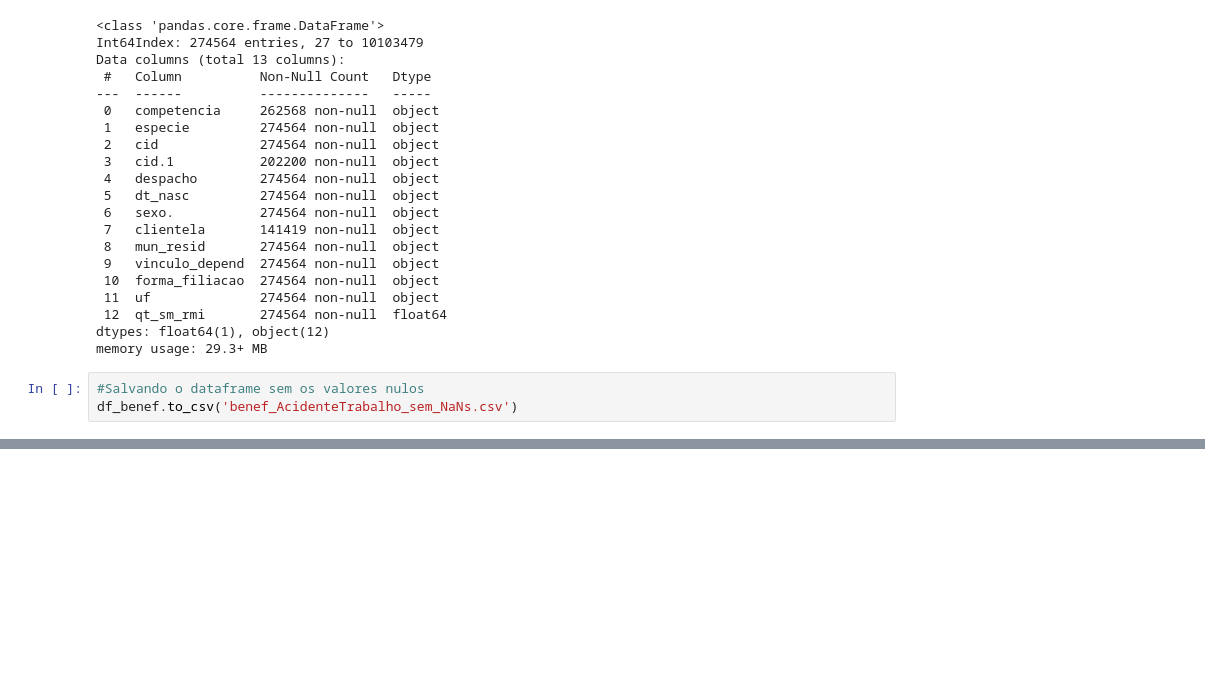
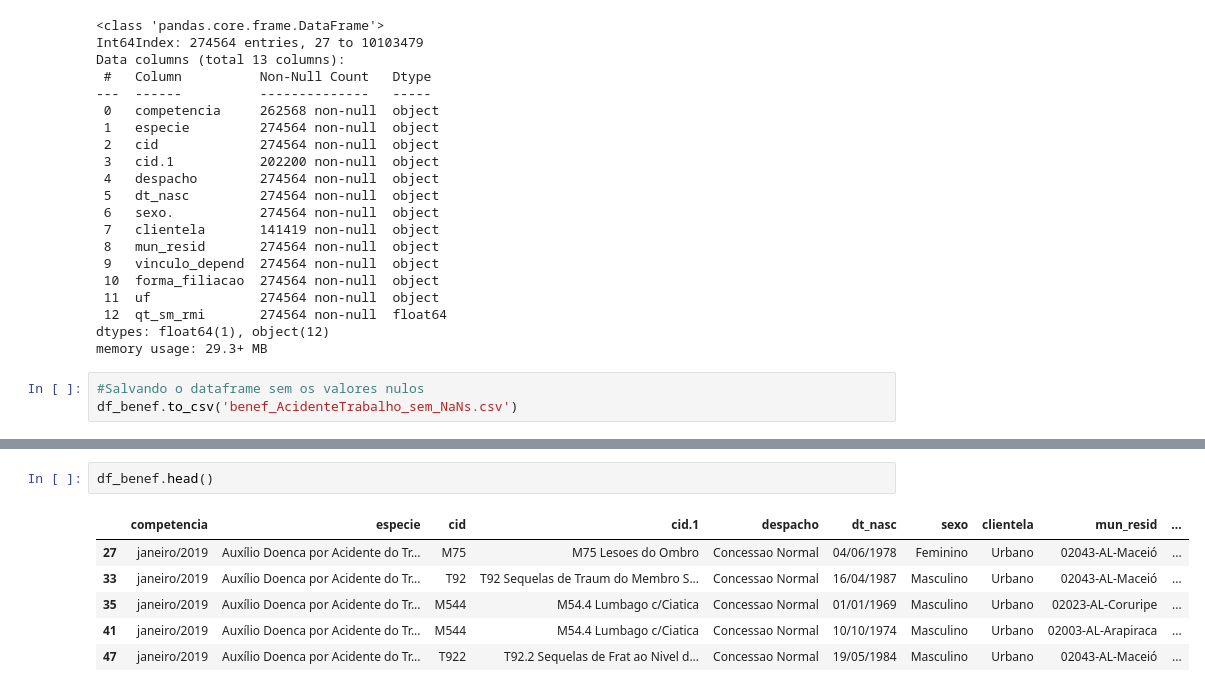
Before and after one commit to rodverg/TERA-DSCBC_Industria, a Jupyter notebook: Compilacao_Bases_Beneficios_2019_2020.ipynb, the cells around one changed output, grey strips where cells are left out. Saved outputs shown, nothing was run; the diff lists cells and outputs as text; blank space fills up the shorter version.

```diff
--- a/Compilacao_Bases_Beneficios_2019_2020.ipynb
+++ b/Compilacao_Bases_Beneficios_2019_2020.ipynb
@@ -204,0 +214,9 @@ df_benef.to_csv('benef_AcidenteTrabalho_sem_NaNs.csv')
+# %%
+df_benef.head()
+# %% [output]
+|  | competencia | especie | cid | cid.1 | despacho | dt_nasc | sexo | clientela | mun_resid | ... |
+| 27 | janeiro/2019 | Auxílio Doenca por Acidente do Tr... | M75 | M75 Lesoes do Ombro | Concessao Normal | 04/06/1978 | Feminino | Urbano | 02043-AL-Maceió | ... |
+| 33 | janeiro/2019 | Auxílio Doenca por Acidente do Tr... | T92 | T92 Sequelas de Traum do Membro S... | Concessao Normal | 16/04/1987 | Masculino | Urbano | 02043-AL-Maceió | ... |
+| 35 | janeiro/2019 | Auxílio Doenca por Acidente do Tr... | M544 | M54.4 Lumbago c/Ciatica | Concessao Normal | 01/01/1969 | Masculino | Urbano | 02023-AL-Coruripe | ... |
+| 41 | janeiro/2019 | Auxílio Doenca por Acidente do Tr... | M544 | M54.4 Lumbago c/Ciatica | Concessao Normal | 10/10/1974 | Masculino | Urbano | 02003-AL-Arapiraca | ... |
+| 47 | janeiro/2019 | Auxílio Doenca por Acidente do Tr... | T922 | T92.2 Sequelas de Frat ao Nivel d... | Concessao Normal | 19/05/1984 | Masculino | Urbano | 02043-AL-Maceió | ... |
```
Also changed, not shown: parts of 10 cells of this notebook.
